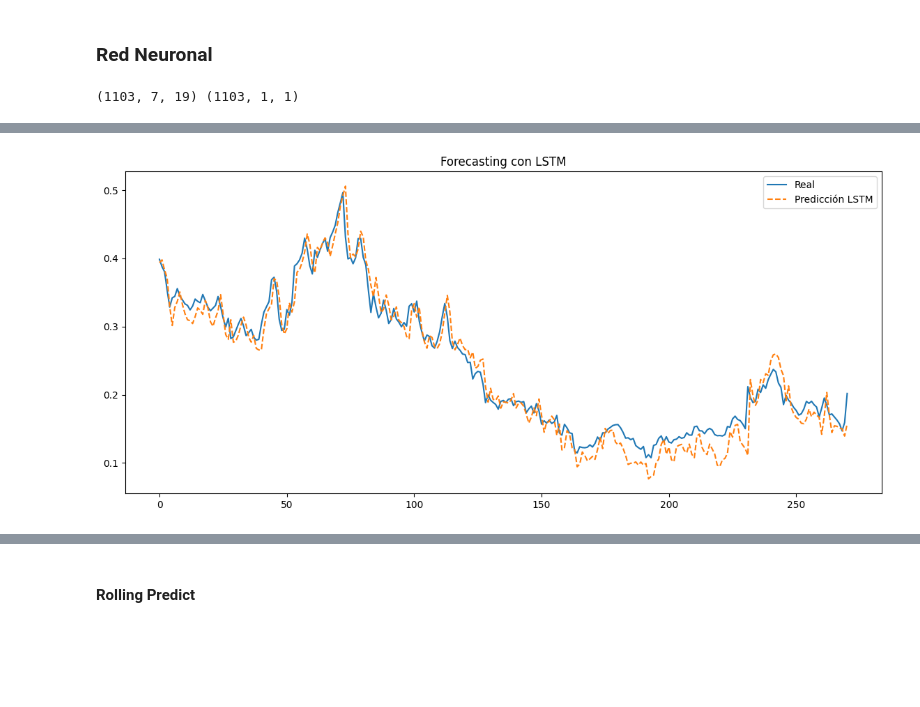
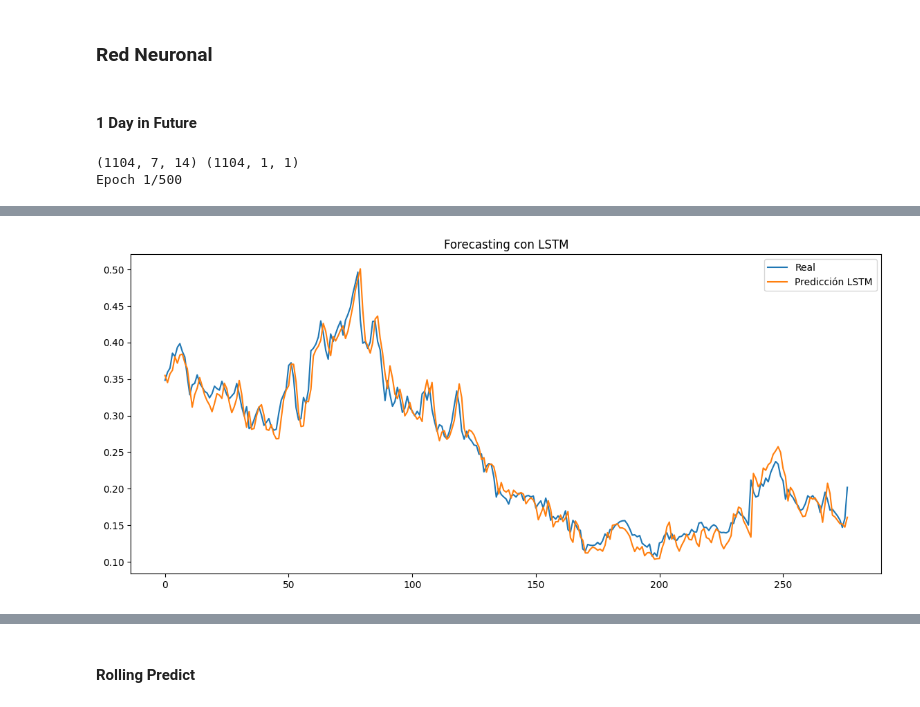
Before and after one commit to KarimS21/TP-TF-Machine-Learning, a Jupyter notebook: TP_MachineLearning_Modelos.ipynb, the cells around one changed output, grey strips where cells are left out. Cells and saved outputs as stored; diff of their text form; code cells hidden in the pictures; blank space fills up the shorter version.

Commit message:
add step 3

```diff
--- a/TP_MachineLearning_Modelos.ipynb
+++ b/TP_MachineLearning_Modelos.ipynb
@@ -196,0 +229,5 @@ memory usage: 222.3 KB
+# %%
+features = ['close', 'volume_log', 'marketCap_log', 'rsi_14',
+       'macd', 'macd_signal', 'macd_diff', 'stoch_k', 'stoch_d', 'price_range_pct',
+       'volume_log_change', 'marketCap_log_change', 'liq_ratio']
+create_sliding_window(data, 'close', 7, 2).head(10)
@@ -218,8 +286,7 @@ def create_sliding_windows(data, features, target="close", window_size=7):
     return np.array(X), np.array(y)
 
 features = ['close', 'volume_log', 'marketCap_log', 'rsi_14',
-       'macd', 'macd_signal', 'macd_diff', 'stoch_k', 'stoch_d', 'year',
-       'month', 'day', 'day_of_week', 'quarter', 'price_range_pct',
+       'macd', 'macd_signal', 'macd_diff', 'stoch_k', 'stoch_d', 'price_range_pct',
        'volume_log_change', 'volume_log_ma_7d', 'marketCap_log_change',
        'liq_ratio']
 X, y = create_sliding_windows(data, features, window_size=7)
@@ -398,6 +466,8 @@ plt.show()
 [figure]
 # %% [markdown]
 ### Red Neuronal
+# %% [markdown]
+#### 1 Day in Future
 # %%
 
 from tensorflow.keras.models import Sequential
@@ -421,15 +493,13 @@ future_steps = 1  # días a predecir (puedes cambiarlo)
 scaler_x = MinMaxScaler()
 scaler_y = MinMaxScaler()
 
-x_train_scaled = scaler_x.fit_transform(X_train2)
-y_train_scaled = scaler_y.fit_transform(y_train2.reshape(-1, 1))
-x_test_scaled = scaler_x.transform(X_test2)
-y_test_scaled = scaler_y.transform(y_test2.reshape(-1, 1))
+X_scaled = scaler_x.fit_transform(data[features].values)
+Y_scaled = scaler_y.fit_transform(data['close'].values.reshape(-1, 1))
 
 # Crear secuencias para LSTM
-# Pasa y_train_scaled y y_test_scaled como 2D arrays (no flatten)
-X_seq, y_seq = create_sequences(x_train_scaled, y_train_scaled, past_steps, future_steps)
-X_seq_test, y_seq_test = create_sequences(x_test_scaled, y_test_scaled, past_steps, future_steps)
+X_, y_ = create_sequences(X_scaled, Y_scaled, past_steps, future_steps)
+
+X_seq, X_seq_test, y_seq, y_seq_test = train_test_split(X_, y_, test_size=0.2, shuffle=False)
 
 # Ajustar dimensiones para Keras (samples, timesteps, features)
 print(X_seq.shape, y_seq.shape)  # (n_samples, past_steps, n_features), (n_samples, future_steps)
@@ -440,13 +510,16 @@ y_seq_test_2d = y_seq_test.reshape(y_seq_test.shape[0], y_seq_test.shape[1])
 
 # Modelo LSTM simple
 model = Sequential([
-    LSTM(64, input_shape=(past_steps, x_train_scaled.shape[1]), return_sequences=False),
-    Dense(future_steps)
+    Bidirectional(LSTM(64, return_sequences=True),
+                  input_shape=(past_steps, X_.shape[2])),
+    LSTM(32, return_sequences=False),
+    Dense(future_steps, activation='linear')
 ])
 model.compile(optimizer='adam', loss='mse')
 
 # Entrenamiento
-history = model.fit(X_seq, y_seq_2d, epochs=30, batch_size=32, validation_data=(X_seq_test, y_seq_test_2d), verbose=False)
+early_stopping = EarlyStopping(monitor='val_loss', patience=20, restore_best_weights=True)
+history = model.fit(X_seq, y_seq_2d, epochs=500, batch_size=32, validation_data=(X_seq_test, y_seq_test_2d), callbacks=[early_stopping])
 
 # Predicción
 y_pred_scaled = model.predict(X_seq_test)
@@ -456,9 +529,10 @@ y_true = scaler_y.inverse_transform(y_seq_test.reshape(-1, y_seq_test.shape[-1])
 # Ejemplo de gráfico
 plt.figure(figsize=(14, 6))
 plt.plot(y_true.flatten(), label='Real')
-plt.plot(y_pred.flatten(), label='Predicción LSTM', linestyle='--')
+plt.plot(y_pred.flatten(), label='Predicción LSTM')
 plt.legend()
 plt.title("Forecasting con LSTM")
 plt.show()
 # %% [output]
-(1103, 7, 19) (1103, 1, 1)
+(1104, 7, 14) (1104, 1, 1)
+Epoch 1/500
@@ -466 +556 @@ plt.show()
-[figure, old version]
+[figure, new version]
```
Also changed, not shown: parts of 41 cells of this notebook.
